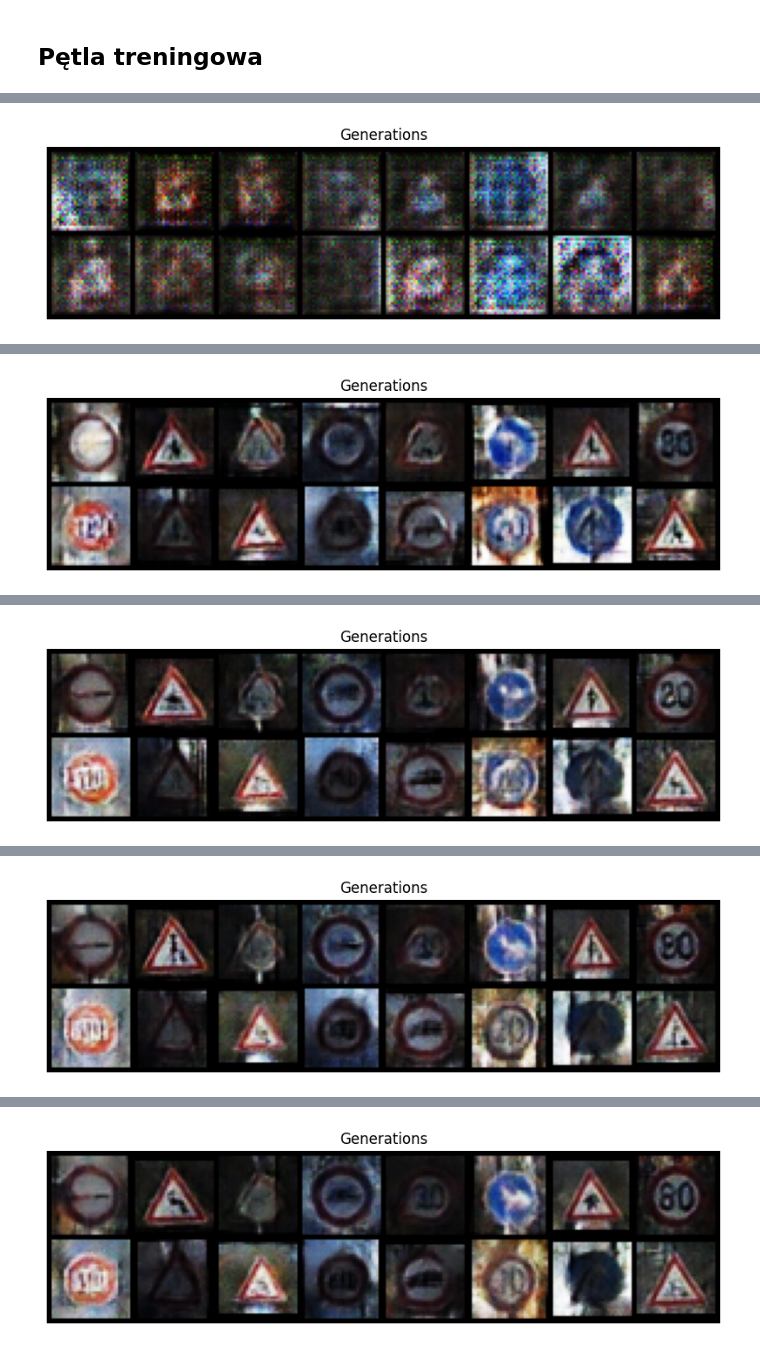
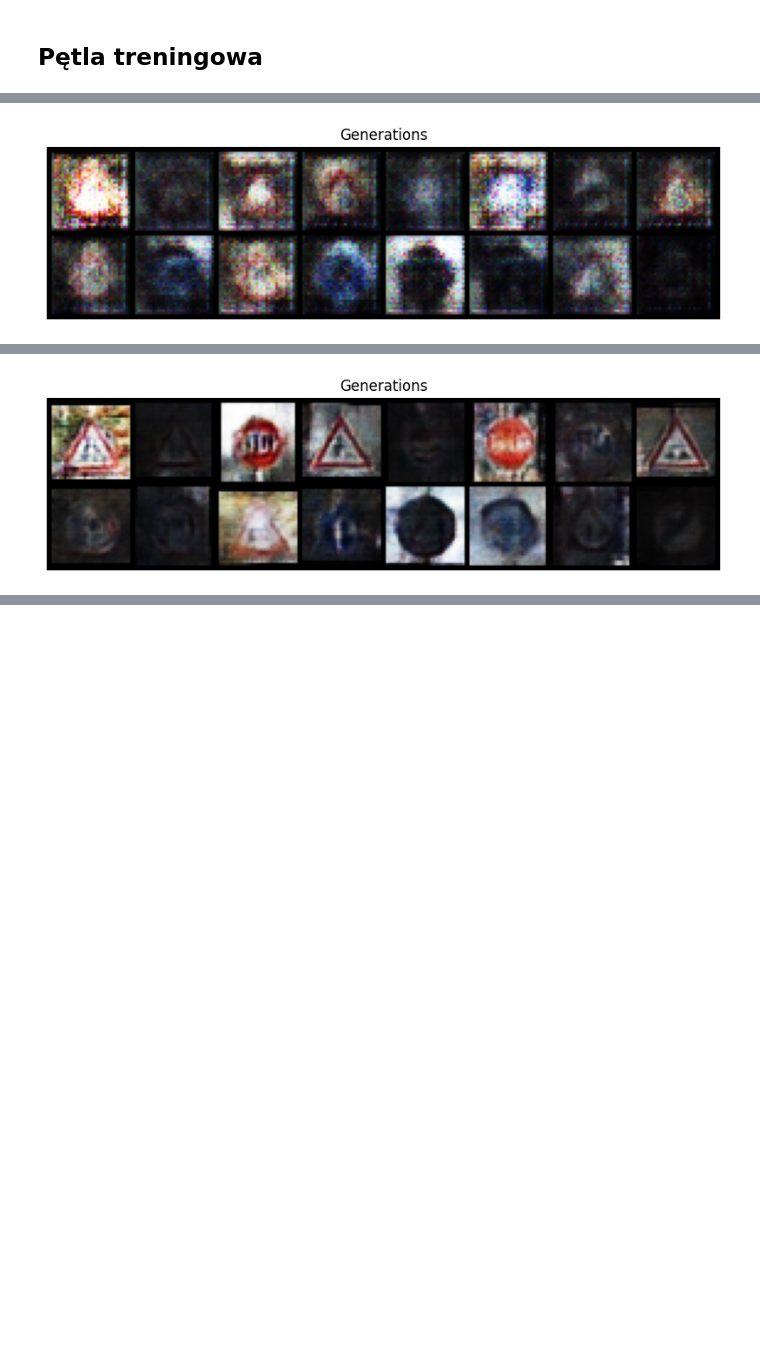
Before and after one commit to ksiemionek/neural-networks-projects, a Jupyter notebook: project-4/project-GAN.ipynb, the cells around one changed output, grey strips where cells are left out. Drawn from its saved outputs; the diff is of its cells as text; code cells hidden in the pictures; blank space fills up the shorter version.

```diff
--- a/project-4/project-GAN.ipynb
+++ b/project-4/project-GAN.ipynb
@@ -148,19 +146,15 @@ fixed_noise = torch.randn(16, latent_dim, 1, 1, device=device)
 # %% [markdown]
 ## Pętla treningowa
 # %%
+fixed_noise = torch.randn(16, latent_dim, 1, 1, device=device)
+
 G_losses = []
 D_losses = []
 num_epochs = 100
 for epoch in range(num_epochs):
-    sum_d_fake_acc = torch.tensor(0.0, device=device)
-    sum_d_real_acc = torch.tensor(0.0, device=device)
-    sum_g_loss = torch.tensor(0.0, device=device)
-    sum_d_loss = torch.tensor(0.0, device=device)
-
-    num_batches = 0
-
+    discriminator_fake_acc = []
+    discriminator_real_acc = []
     for i, data in enumerate(dataloader, 0):
-        num_batches += 1
         ####################
         # Update D network #
         ####################
@@ -174,7 +168,7 @@ for epoch in range(num_epochs):
 
         output = discriminator(real_images).view(-1)
         error_discriminator_real = criterion(output, label)
-        sum_d_real_acc += output.mean().detach()
+        discriminator_real_acc.append(output.mean().item())
 
         ## Train with all-fake batch
         noise = torch.randn(b_size, latent_dim, 1, 1, device=device)
@@ -184,11 +178,9 @@ for epoch in range(num_epochs):
 
         output = discriminator(fake_images.detach()).view(-1)
         error_discriminator_fake = criterion(output, label_fake)
-        sum_d_fake_acc += output.mean().detach()
+        discriminator_fake_acc.append(output.mean().item())
 
         error_discriminator = error_discriminator_real + error_discriminator_fake
-        sum_d_loss += error_discriminator.detach()
-
         error_discriminator.backward()
 
         discriminator_optimizer.step()
@@ -205,18 +197,11 @@ for epoch in range(num_epochs):
 
         generator_optimizer.step()
 
-        sum_g_loss += error_generator.detach()
-
-    avg_d_fake_acc = (sum_d_fake_acc / num_batches).item()
-    avg_d_real_acc = (sum_d_real_acc / num_batches).item()
-    avg_g_loss = (sum_g_loss / num_batches).item()
-    avg_d_loss = (sum_d_loss / num_batches).item()
-
-    G_losses.append(avg_g_loss)
-    D_losses.append(avg_d_loss)
+        G_losses.append(error_generator.item())
+        D_losses.append(error_discriminator.item())
 
     print(
-        f"Epoch: {epoch}, discriminator fake error: {avg_d_fake_acc:.3f}, discriminator real acc: {avg_d_real_acc:.3f}"
+        f"Epoch: {epoch}, discrimiantor fake error: {np.mean(discriminator_fake_acc):.3}, discriminator real acc: {np.mean(discriminator_real_acc):.3}"
     )
     generator_scheduler.step()
     discriminator_scheduler.step()
@@ -235 +220 @@ Epoch: 0, discriminator fake error: 0.462, discriminator real acc: 0.528
-[figure, old version]
+[figure, new version]
@@ -246 +231 @@ Epoch: 10, discriminator fake error: 0.260, discriminator real acc: 0.738
-[figure, old version]
+[figure, new version]
@@ -257 +233,0 @@ Epoch: 20, discriminator fake error: 0.139, discriminator real acc: 0.861
-[figure, removed]
@@ -268 +234,0 @@ Epoch: 30, discriminator fake error: 0.100, discriminator real acc: 0.899
-[figure, removed]
@@ -279 +234,0 @@ Epoch: 40, discriminator fake error: 0.061, discriminator real acc: 0.939
-[figure, removed]
```
Also changed, not shown: parts of 2 cells of this notebook.
